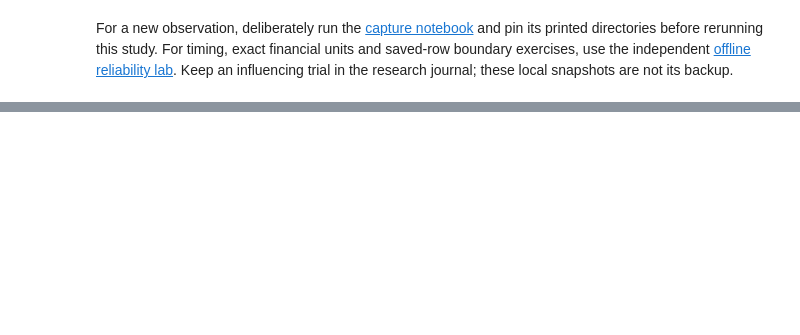
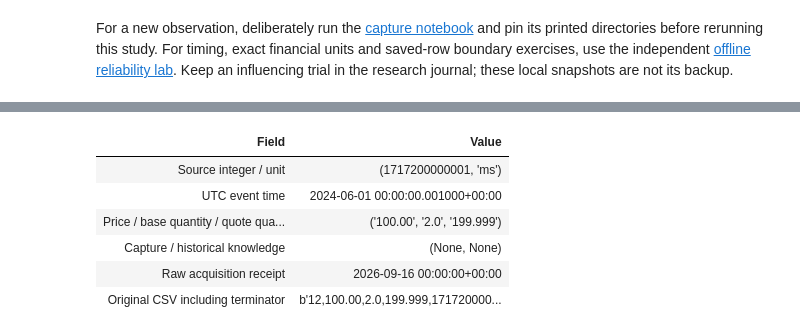
Before and after one commit to lixuanguang/alpha-research-lab-private, a Jupyter notebook: examples/research-foundations.ipynb, the cells around one changed output, grey strips where cells are left out. Cells and saved outputs as stored; diff of their text form; code cells hidden in the pictures; blank space fills up the shorter version.

Commit message:
Record MR 09 notebook and installed acceptance evidence

```diff
--- a/examples/research-foundations.ipynb
+++ b/examples/research-foundations.ipynb
@@ -537,0 +675,35 @@ trial in the research journal; these local snapshots are not its backup.
+# %%
+archive_event = mr09_items[0].event
+assert isinstance(archive_event, ArchiveTrade)
+assert archive_event.ts_source_received is archive_event.ts_knowledge is None
+assert archive_event.quote_quantity == Decimal("199.999")
+assert codec.decode_json(codec.encode_json(mr09_items[0]), Occurrence) == mr09_items[0]
+NotebookDisplay.show_table(
+    ("Field", "Value"),
+    [
+        ("Source integer / unit", (archive_event.timestamp, archive_event.timestamp_unit)),
+        ("UTC event time", archive_event.ts_event),
+        (
+            "Price / base quantity / quote quantity",
+            (
+                str(archive_event.price),
+                str(archive_event.quantity),
+                str(archive_event.quote_quantity),
+            ),
+        ),
+        (
+            "Capture / historical knowledge",
+            (archive_event.ts_source_received, archive_event.ts_knowledge),
+        ),
+        ("Raw acquisition receipt", mr09_items[0].origin.ts_received),
+        ("Original CSV including terminator", repr(mr09_items[0].raw)),
+    ],
+)
+# %% [output]
+| Field | Value |
+| Source integer / unit | (1717200000001, 'ms') |
+| UTC event time | 2024-06-01 00:00:00.001000+00:00 |
+| Price / base quantity / quote qua... | ('100.00', '2.0', '199.999') |
+| Capture / historical knowledge | (None, None) |
+| Raw acquisition receipt | 2026-09-16 00:00:00+00:00 |
+| Original CSV including terminator | b'12,100.00,2.0,199.999,171720000... |
```
Also changed, not shown: parts of 9 cells of this notebook, 5 other files.
